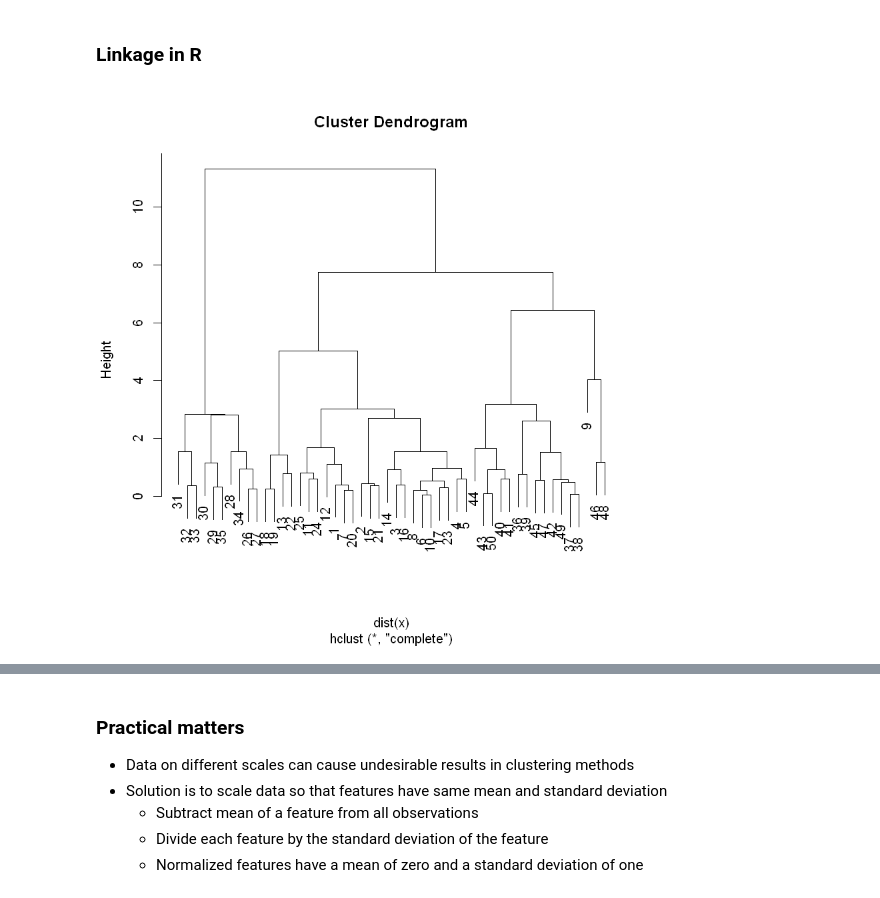
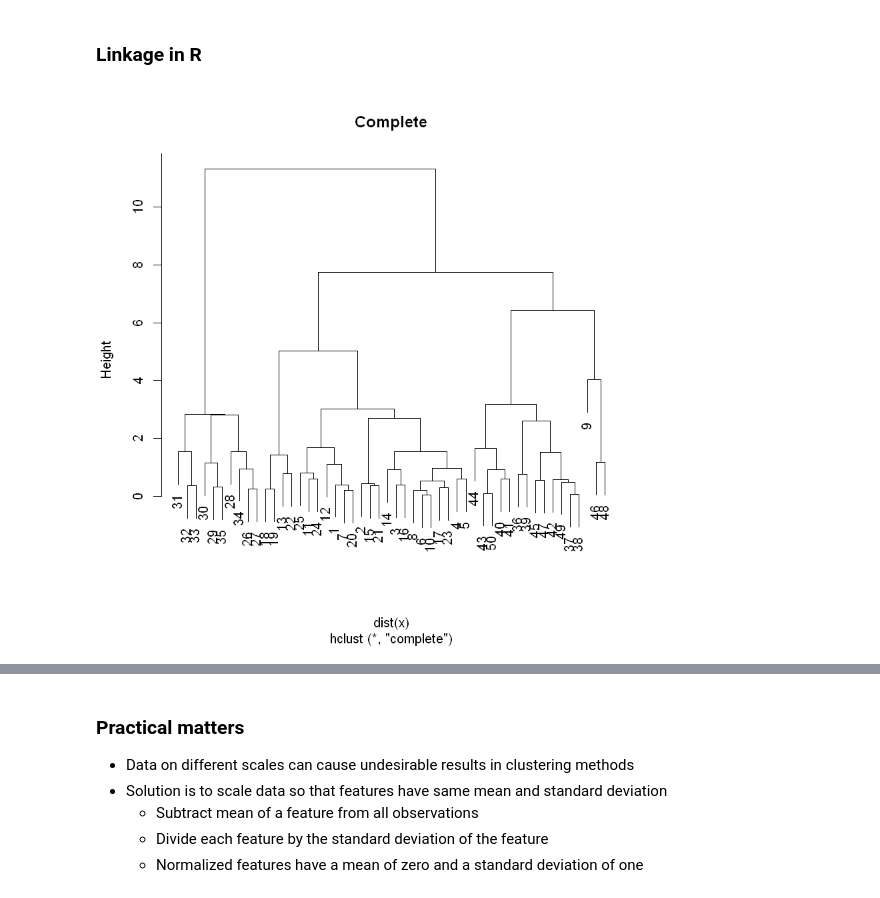
Before and after one commit to VictorOmondi1997/Unsupervised-Learning-in-R, a Jupyter notebook: Unsupervised Learning in R.ipynb, the cells around one changed output, grey strips where cells are left out. Drawn from its saved outputs; the diff is of its cells as text; code cells hidden in the pictures.

```diff
--- a/Unsupervised Learning in R.ipynb
+++ b/Unsupervised Learning in R.ipynb
@@ -486,9 +486,9 @@ The output of each `cutree()` call represents the cluster assignments for each o
 # %%
 hclust.complete <- hclust(dist(x), method = "complete")
 hclust.average <- hclust(dist(x), method = "average")
 hclust.single <- hclust(dist(x), method = "single")
 
-plot(hclust.complete)
+plot(hclust.complete, main="Complete")
 # %% [output]
-[figure, old version]
+[figure, new version]
 # %%
```
Also changed, not shown: parts of 92 cells of this notebook.
